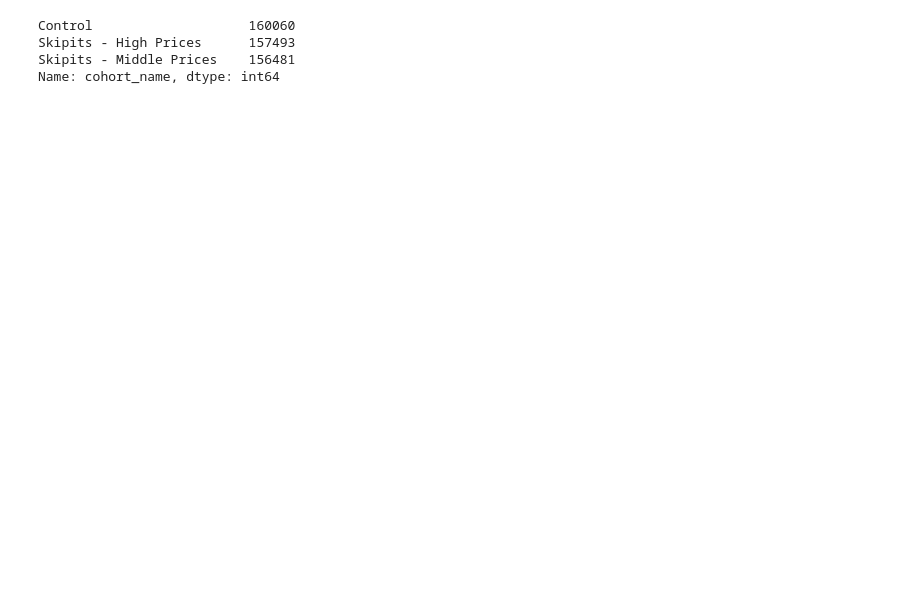
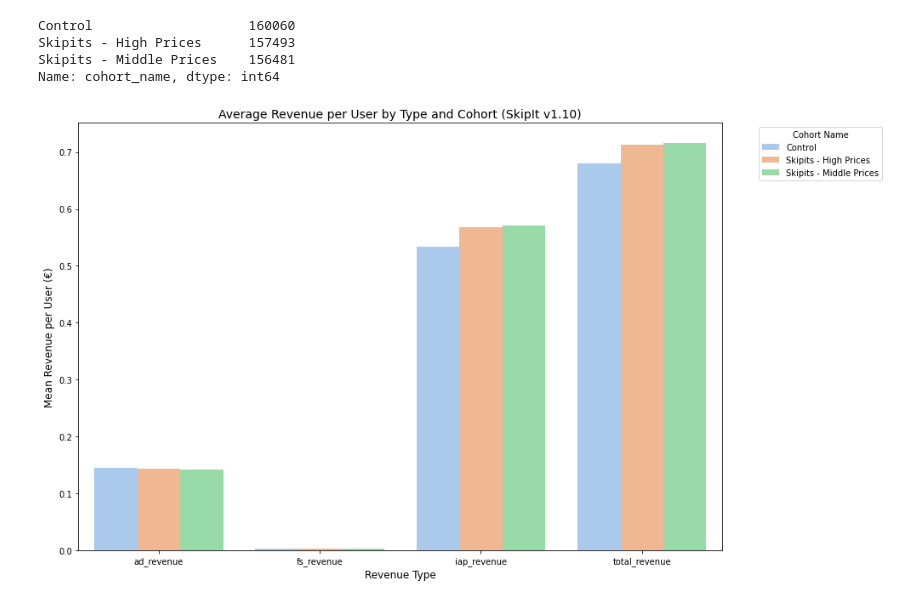
Before and after one commit to LaurePourcel/tt_voodoo, a Jupyter notebook: main.ipynb, the cells around one changed output. Drawn from its saved outputs; the diff is of its cells as text; code cells hidden in the pictures; blank space fills up the shorter version.

```diff
--- a/main.ipynb
+++ b/main.ipynb
@@ -274,3 +313,38 @@ Control                    160060
 Skipits - High Prices      157493
 Skipits - Middle Prices    156481
 Name: cohort_name, dtype: int64
+# %%
+filtered_df = df[df["ab_test_name"] == "v1.10 - Skipits - New Users"].copy()
+
+# select the revenues
+revenue_columns = ['fs_revenue', 'iap_revenue', 'ad_revenue']
+filtered_df['total_revenue'] = filtered_df[revenue_columns].sum(axis=1)
+
+# create the revenue df
+melted = filtered_df.melt(
+    id_vars=['cohort_name'],
+    value_vars=revenue_columns + ['total_revenue'],
+    var_name='revenue_type',
+    value_name='revenue'
+)
+bar_data = melted.groupby(['revenue_type', 'cohort_name'])['revenue'].mean().reset_index()
+
+# Plot barplot
+plt.figure(figsize=(14, 8))
+sns.barplot(
+    data=bar_data,
+    x='revenue_type',
+    y='revenue',
+    hue='cohort_name',
+    palette='pastel'
+)
+
+plt.title('Average Revenue per User by Type and Cohort (SkipIt v1.10)', fontsize=14)
+plt.xlabel('Revenue Type', fontsize=12)
+plt.ylabel('Mean Revenue per User (€)', fontsize=12)
+plt.xticks(rotation=0)
+plt.legend(title='Cohort Name', bbox_to_anchor=(1.05, 1), loc='upper left')
+plt.tight_layout()
+plt.show()
+# %% [output]
+[figure, added]
```
Also changed, not shown: parts of 8 cells of this notebook.
